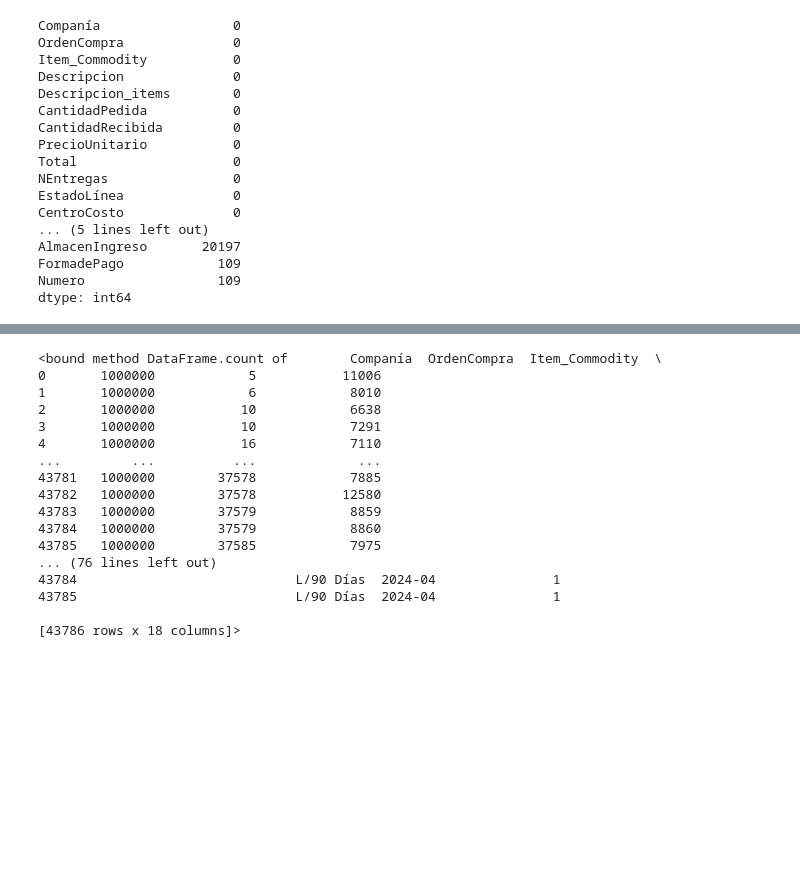
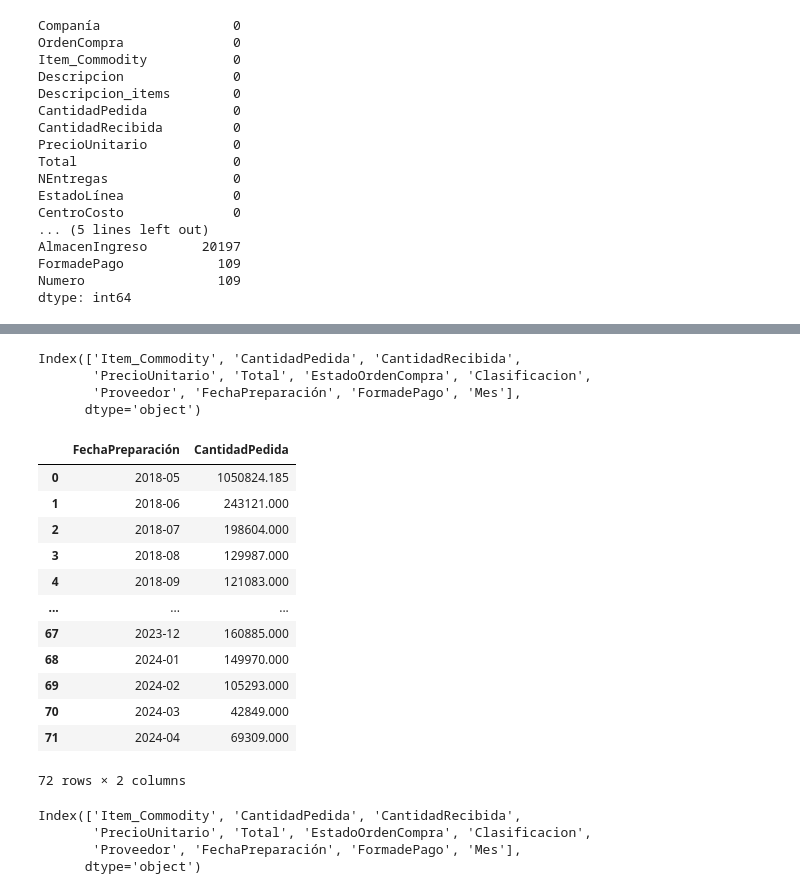
Before and after one commit to rcayraz/MedPredict, a Jupyter notebook: Data/Model/Feature Eng/demanda_compras.ipynb, the cells around one changed output, grey strips where cells are left out. Saved outputs shown, nothing was run; the diff lists cells and outputs as text; code cells hidden in the pictures; blank space fills up the shorter version.

```diff
--- a/Data/Model/Feature Eng/demanda_compras.ipynb
+++ b/Data/Model/Feature Eng/demanda_compras.ipynb
@@ -64,2 +51,0 @@ data_frame_1
-# %%
-data_frame_1['Mes'] = data_frame_1['FechaPreparación'].dt.to_period('M')
@@ -81,0 +52,44 @@ data_frame_1
+# %%
+# Asegúrate de que 'FechaPreparación' es datetime
+data_frame_1['FechaPreparación'] = pd.to_datetime(data_frame_1['FechaPreparación'])
+
+# Convertir 'FechaPreparación' a un periodo mensual y luego a datetime
+data_frame_1['Mes'] = data_frame_1['FechaPreparación'].dt.to_period('M').dt.start_time
+
+# Eliminar la columna original 'FechaPreparación'
+#data_frame_1 = data_frame_1.drop(columns=['FechaPreparación'])
+# %%
+data_cleaned=data_frame_1
+# %%
+data_cleaned.columns
+# %% [output]
+Index(['Item_Commodity', 'CantidadPedida', 'CantidadRecibida',
+       'PrecioUnitario', 'Total', 'EstadoOrdenCompra', 'Clasificacion',
+       'Proveedor', 'FechaPreparación', 'FormadePago', 'Mes'],
+      dtype='object')
+# %%
+# Agrupar datos por 'Mes' y sumar las 'cantidad_items'
+monthly_data = data_cleaned.groupby(data_cleaned['FechaPreparación'].dt.to_period('M')).agg({'CantidadPedida': 'sum'}).reset_index()
+# Convertir 'Mes' de nuevo a string para mejor visualización
+monthly_data
+# %% [output]
+|  | FechaPreparación | CantidadPedida |
+| 0 | 2018-05 | 1050824.185 |
+| 1 | 2018-06 | 243121.000 |
+| 2 | 2018-07 | 198604.000 |
+| 3 | 2018-08 | 129987.000 |
+| 4 | 2018-09 | 121083.000 |
+| ... | ... | ... |
+| 67 | 2023-12 | 160885.000 |
+| 68 | 2024-01 | 149970.000 |
+| 69 | 2024-02 | 105293.000 |
+| 70 | 2024-03 | 42849.000 |
+| 71 | 2024-04 | 69309.000 |
+72 rows × 2 columns
+# %%
+data_cleaned.columns
+# %% [output]
+Index(['Item_Commodity', 'CantidadPedida', 'CantidadRecibida',
+       'PrecioUnitario', 'Total', 'EstadoOrdenCompra', 'Clasificacion',
+       'Proveedor', 'FechaPreparación', 'FormadePago', 'Mes'],
+      dtype='object')
@@ -86,20 +112,0 @@ agrupacion = data_frame_2.groupby(list(data_frame_2.columns)).size().reset_index
-# %%
-agrupacion.count
-# %% [output]
-<bound method DataFrame.count of        Companía  OrdenCompra  Item_Commodity  \
-0       1000000            5           11006
-1       1000000            6            8010
-2       1000000           10            6638
-3       1000000           10            7291
-4       1000000           16            7110
-...         ...          ...             ...
-43781   1000000        37578            7885
-43782   1000000        37578           12580
-43783   1000000        37579            8859
-43784   1000000        37579            8860
-43785   1000000        37585            7975
-... (76 lines left out)
-43784                            L/90 Días  2024-04               1
-43785                            L/90 Días  2024-04               1
-
-[43786 rows x 18 columns]>
```
Also changed, not shown: parts of 14 cells of this notebook, 5 other files.
